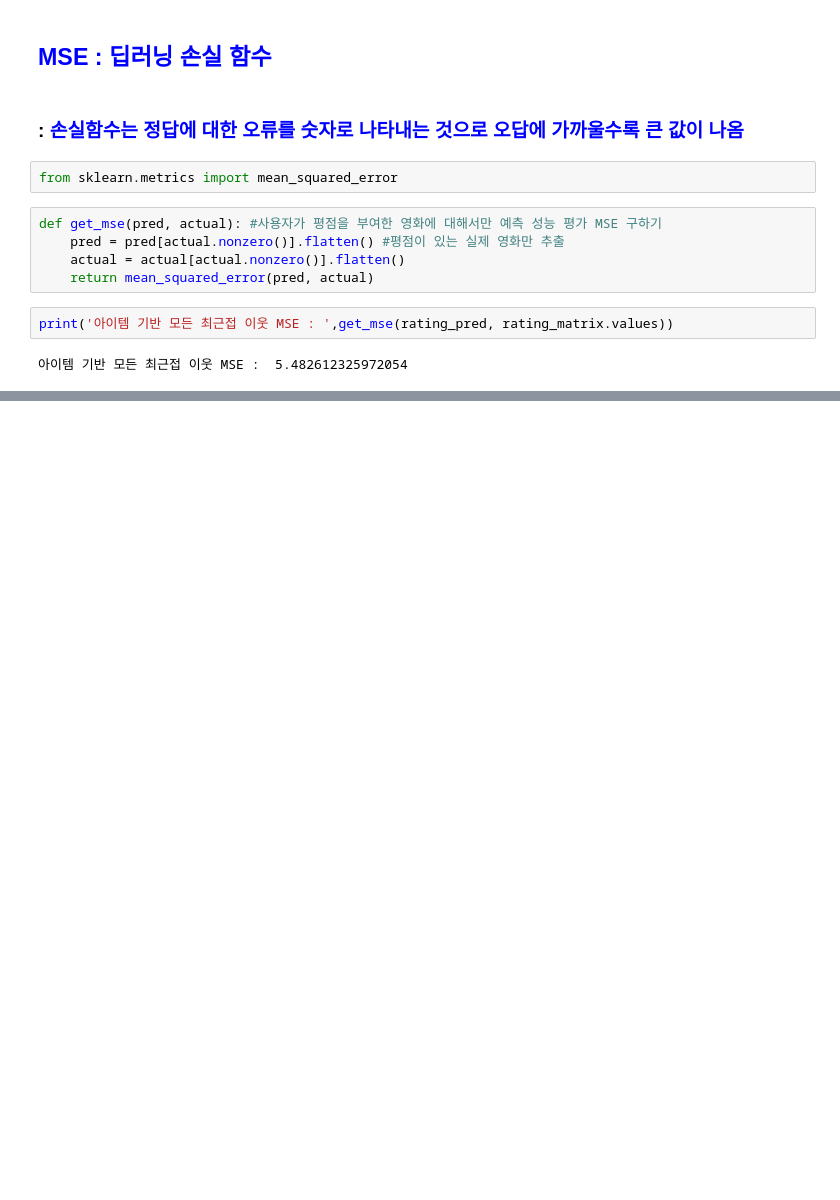
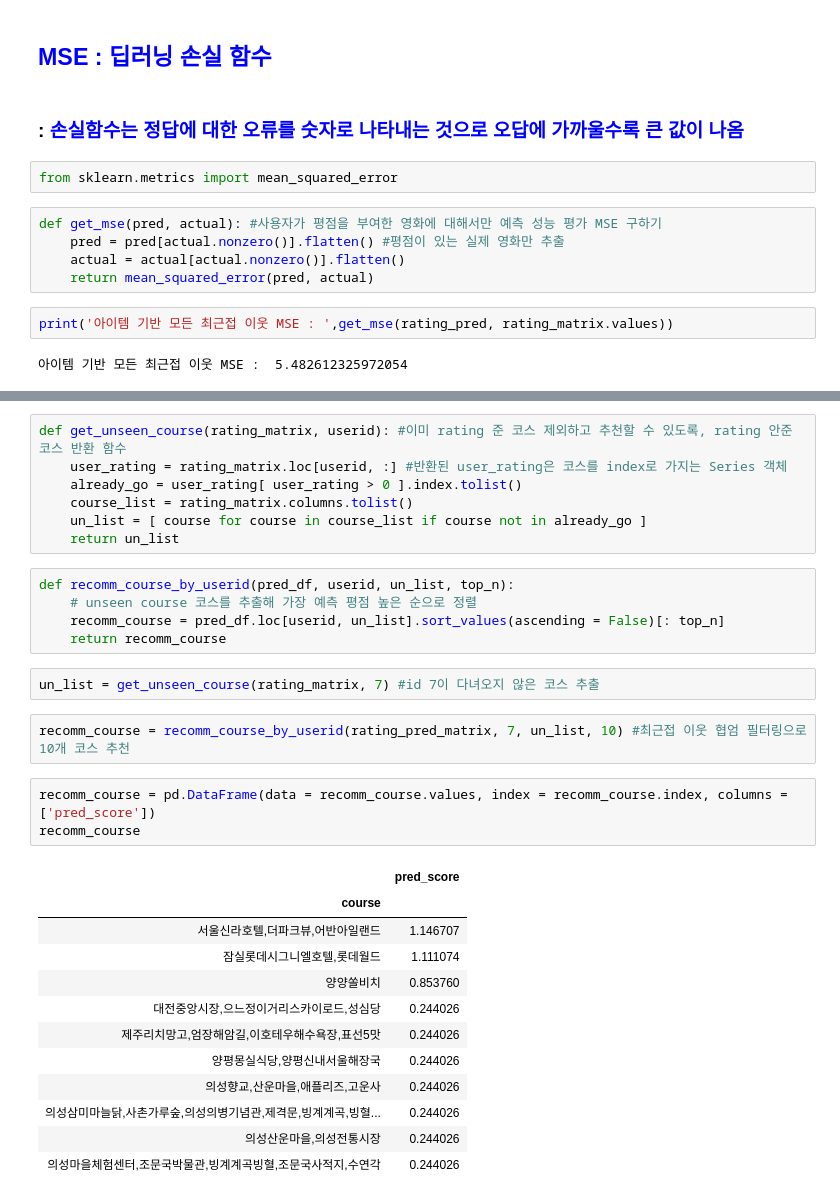
Before and after one commit to sooyeon-go/Trip-recommendation-App, a Jupyter notebook: recommendation_code/Item-based recommendation.ipynb, the cells around one changed output, grey strips where cells are left out. Cells and saved outputs as stored; diff of their text form; blank space fills up the shorter version.

```diff
--- a/recommendation_code/Item-based recommendation.ipynb
+++ b/recommendation_code/Item-based recommendation.ipynb
@@ -124,0 +158,32 @@ print('아이템 기반 모든 최근접 이웃 MSE : ',get_mse(rating_pred, rat
+# %%
+def get_unseen_course(rating_matrix, userid): #이미 rating 준 코스 제외하고 추천할 수 있도록, rating 안준 코스 반환 함수
+    user_rating = rating_matrix.loc[userid, :] #반환된 user_rating은 코스를 index로 가지는 Series 객체
+    already_go = user_rating[ user_rating > 0 ].index.tolist()
+    course_list = rating_matrix.columns.tolist()
+    un_list = [ course for course in course_list if course not in already_go ]
+    return un_list
+# %%
+def recomm_course_by_userid(pred_df, userid, un_list, top_n):
+    # unseen course 코스를 추출해 가장 예측 평점 높은 순으로 정렬
+    recomm_course = pred_df.loc[userid, un_list].sort_values(ascending = False)[: top_n]
+    return recomm_course
+# %%
+un_list = get_unseen_course(rating_matrix, 7) #id 7이 다녀오지 않은 코스 추출
+# %%
+recomm_course = recomm_course_by_userid(rating_pred_matrix, 7, un_list, 10) #최근접 이웃 협엄 필터링으로 10개 코스 추천
+# %%
+recomm_course = pd.DataFrame(data = recomm_course.values, index = recomm_course.index, columns = ['pred_score'])
+recomm_course
+# %% [output]
+|  | pred_score |
+| course |  |
+| 서울신라호텔,더파크뷰,어반아일랜드 | 1.146707 |
+| 잠실롯데시그니엘호텔,롯데월드 | 1.111074 |
+| 양양쏠비치 | 0.853760 |
+| 대전중앙시장,으느정이거리스카이로드,성심당 | 0.244026 |
+| 제주리치망고,엄장해암길,이호테우해수욕장,표선5맛 | 0.244026 |
+| 양평몽실식당,양평신내서울해장국 | 0.244026 |
+| 의성향교,산운마을,애플리즈,고운사 | 0.244026 |
+| 의성삼미마늘닭,사촌가루숲,의성의병기념관,제격문,빙계계곡,빙혈... | 0.244026 |
+| 의성산운마을,의성전통시장 | 0.244026 |
+| 의성마을체험센터,조문국박물관,빙계계곡빙혈,조문국사적지,수연각 | 0.244026 |
```
Also changed, not shown: parts of 4 cells of this notebook.
